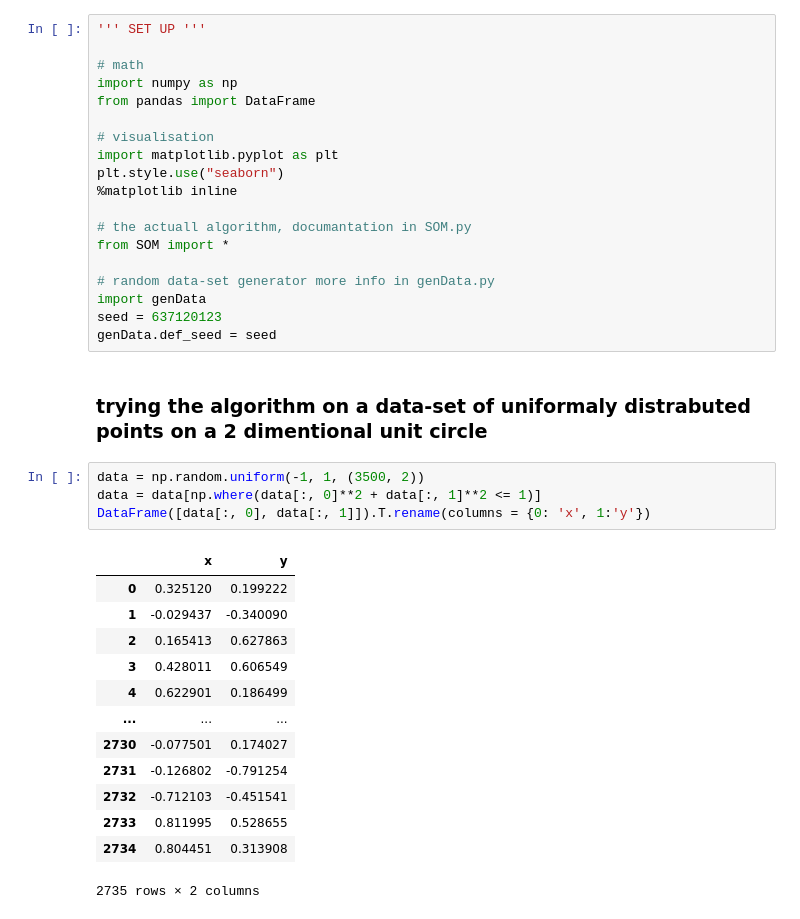
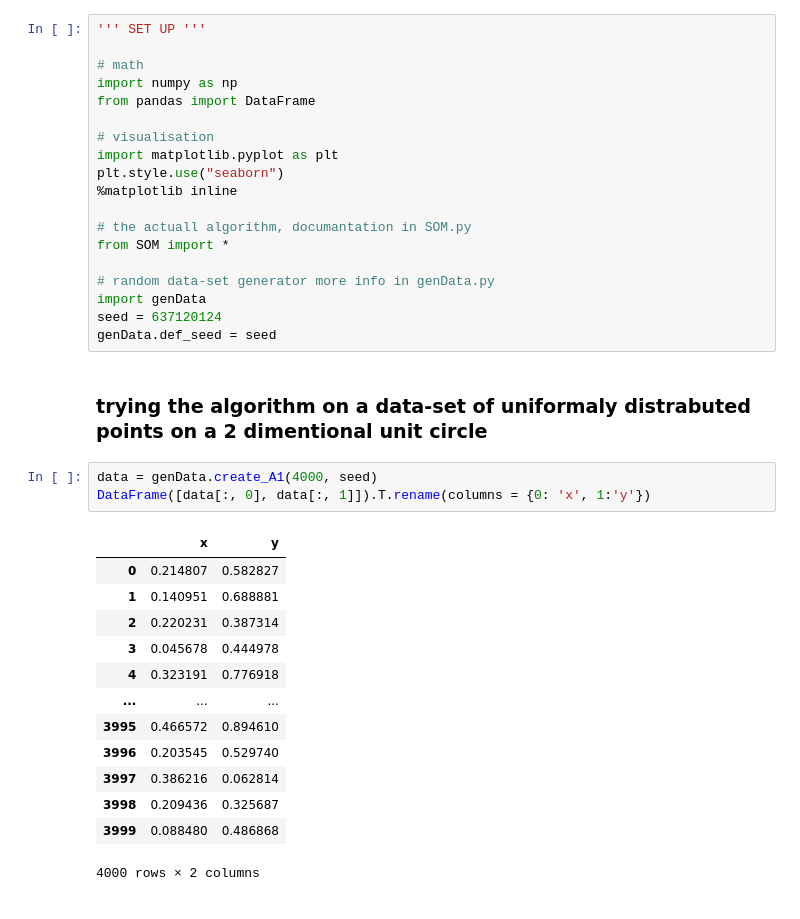
Before and after one commit to Israel0545488592/NeuralComputing2, a Jupyter notebook: Main_program .ipynb, the cells around one changed output. Drawn from its saved outputs; the diff is of its cells as text.

```diff
--- a/Main_program .ipynb
+++ b/Main_program .ipynb
@@ -15,28 +15,27 @@ from SOM import *
 
 # random data-set generator more info in genData.py
 import genData
-seed = 637120123
+seed = 637120124
 genData.def_seed = seed
 # %% [markdown]
 ### trying the algorithm on a data-set of uniformaly distrabuted points on a 2 dimentional unit circle
 # %%
-data = np.random.uniform(-1, 1, (3500, 2))
-data = data[np.where(data[:, 0]**2 + data[:, 1]**2 <= 1)]
+data = genData.create_A1(4000, seed)
 DataFrame([data[:, 0], data[:, 1]]).T.rename(columns = {0: 'x', 1:'y'})
 # %% [output]
 |  | x | y |
-| 0 | 0.325120 | 0.199222 |
-| 1 | -0.029437 | -0.340090 |
-| 2 | 0.165413 | 0.627863 |
-| 3 | 0.428011 | 0.606549 |
-| 4 | 0.622901 | 0.186499 |
+| 0 | 0.214807 | 0.582827 |
+| 1 | 0.140951 | 0.688881 |
+| 2 | 0.220231 | 0.387314 |
+| 3 | 0.045678 | 0.444978 |
+| 4 | 0.323191 | 0.776918 |
 | ... | ... | ... |
-| 2730 | -0.077501 | 0.174027 |
-| 2731 | -0.126802 | -0.791254 |
-| 2732 | -0.712103 | -0.451541 |
-| 2733 | 0.811995 | 0.528655 |
-| 2734 | 0.804451 | 0.313908 |
+| 3995 | 0.466572 | 0.894610 |
+| 3996 | 0.203545 | 0.529740 |
+| 3997 | 0.386216 | 0.062814 |
+| 3998 | 0.209436 | 0.325687 |
+| 3999 | 0.088480 | 0.486868 |
-2735 rows × 2 columns
+4000 rows × 2 columns
 # %%
 som = SOM((10, 10), 0.7, 2, np.zeros(2))
 som.train(data, 0.001, 3)
```
Also changed, not shown: parts of 8 cells of this notebook, 1 other file.
